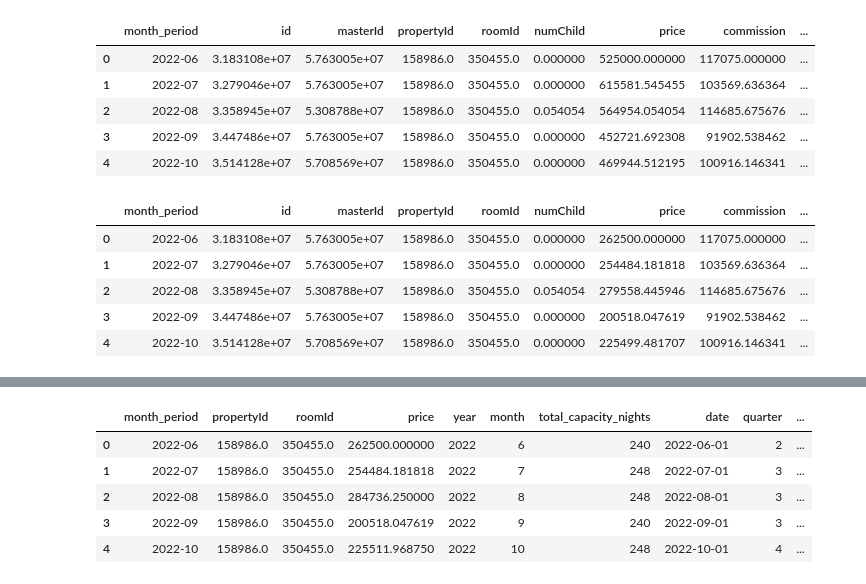
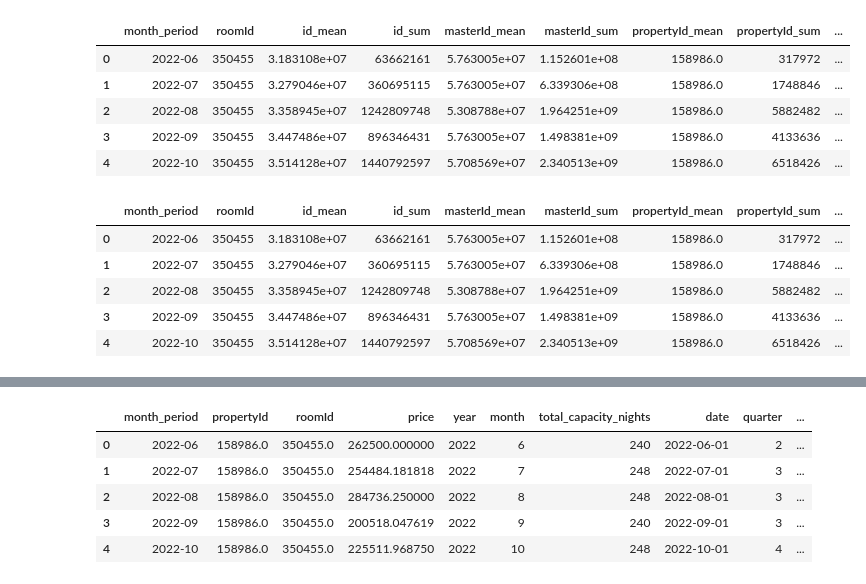
Before and after one commit to notnsas/hotel-demand-forecasting, a Jupyter notebook: notebooks/03_modeling.ipynb, the cells around one changed output, grey strips where cells are left out. Saved outputs shown, nothing was run; the diff lists cells and outputs as text; code cells hidden in the pictures.

Commit message:
Nambah data lagi dan namnbah mean sum

```diff
--- a/notebooks/03_modeling.ipynb
+++ b/notebooks/03_modeling.ipynb
@@ -23,24 +32,24 @@ import os
 # %%
-df = pd.read_csv('../data/processed/room_monthly_features_v3.csv')
+df = pd.read_csv('../data/processed/room_monthly_features_v4.csv')
 df.head()
 # %% [output]
-|  | month_period | id | masterId | propertyId | roomId | numChild | price | commission | ... |
-| 0 | 2022-06 | 3.183108e+07 | 5.763005e+07 | 158986.0 | 350455.0 | 0.000000 | 525000.000000 | 117075.000000 | ... |
-| 1 | 2022-07 | 3.279046e+07 | 5.763005e+07 | 158986.0 | 350455.0 | 0.000000 | 615581.545455 | 103569.636364 | ... |
-| 2 | 2022-08 | 3.358945e+07 | 5.308788e+07 | 158986.0 | 350455.0 | 0.054054 | 564954.054054 | 114685.675676 | ... |
-| 3 | 2022-09 | 3.447486e+07 | 5.763005e+07 | 158986.0 | 350455.0 | 0.000000 | 452721.692308 | 91902.538462 | ... |
-| 4 | 2022-10 | 3.514128e+07 | 5.708569e+07 | 158986.0 | 350455.0 | 0.000000 | 469944.512195 | 100916.146341 | ... |
+|  | month_period | roomId | id_mean | id_sum | masterId_mean | masterId_sum | propertyId_mean | propertyId_sum | ... |
+| 0 | 2022-06 | 350455 | 3.183108e+07 | 63662161 | 5.763005e+07 | 1.152601e+08 | 158986.0 | 317972 | ... |
+| 1 | 2022-07 | 350455 | 3.279046e+07 | 360695115 | 5.763005e+07 | 6.339306e+08 | 158986.0 | 1748846 | ... |
+| 2 | 2022-08 | 350455 | 3.358945e+07 | 1242809748 | 5.308788e+07 | 1.964251e+09 | 158986.0 | 5882482 | ... |
+| 3 | 2022-09 | 350455 | 3.447486e+07 | 896346431 | 5.763005e+07 | 1.498381e+09 | 158986.0 | 4133636 | ... |
+| 4 | 2022-10 | 350455 | 3.514128e+07 | 1440792597 | 5.708569e+07 | 2.340513e+09 | 158986.0 | 6518426 | ... |
 # %%
-df['price'] = df['price_per_day']
-df = df.drop('price_per_day', axis=1)
+df['price'] = df['price_per_day_mean']
+# df = df.drop('price_per_day_mean', axis=1)
 df.head()
 # %% [output]
-|  | month_period | id | masterId | propertyId | roomId | numChild | price | commission | ... |
-| 0 | 2022-06 | 3.183108e+07 | 5.763005e+07 | 158986.0 | 350455.0 | 0.000000 | 262500.000000 | 117075.000000 | ... |
-| 1 | 2022-07 | 3.279046e+07 | 5.763005e+07 | 158986.0 | 350455.0 | 0.000000 | 254484.181818 | 103569.636364 | ... |
-| 2 | 2022-08 | 3.358945e+07 | 5.308788e+07 | 158986.0 | 350455.0 | 0.054054 | 279558.445946 | 114685.675676 | ... |
-| 3 | 2022-09 | 3.447486e+07 | 5.763005e+07 | 158986.0 | 350455.0 | 0.000000 | 200518.047619 | 91902.538462 | ... |
-| 4 | 2022-10 | 3.514128e+07 | 5.708569e+07 | 158986.0 | 350455.0 | 0.000000 | 225499.481707 | 100916.146341 | ... |
+|  | month_period | roomId | id_mean | id_sum | masterId_mean | masterId_sum | propertyId_mean | propertyId_sum | ... |
+| 0 | 2022-06 | 350455 | 3.183108e+07 | 63662161 | 5.763005e+07 | 1.152601e+08 | 158986.0 | 317972 | ... |
+| 1 | 2022-07 | 350455 | 3.279046e+07 | 360695115 | 5.763005e+07 | 6.339306e+08 | 158986.0 | 1748846 | ... |
+| 2 | 2022-08 | 350455 | 3.358945e+07 | 1242809748 | 5.308788e+07 | 1.964251e+09 | 158986.0 | 5882482 | ... |
+| 3 | 2022-09 | 350455 | 3.447486e+07 | 896346431 | 5.763005e+07 | 1.498381e+09 | 158986.0 | 4133636 | ... |
+| 4 | 2022-10 | 350455 | 3.514128e+07 | 1440792597 | 5.708569e+07 | 2.340513e+09 | 158986.0 | 6518426 | ... |
 # %%
 df.select_dtypes(include=['number']).columns
 # %% [output]
```
Also changed, not shown: parts of 1 cell of this notebook, 1 other file.
